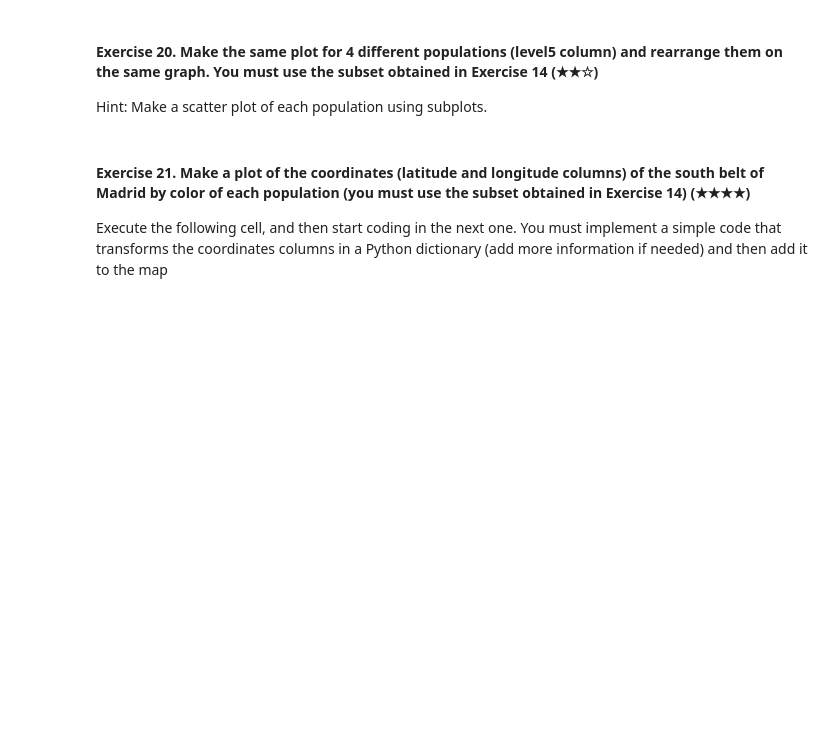
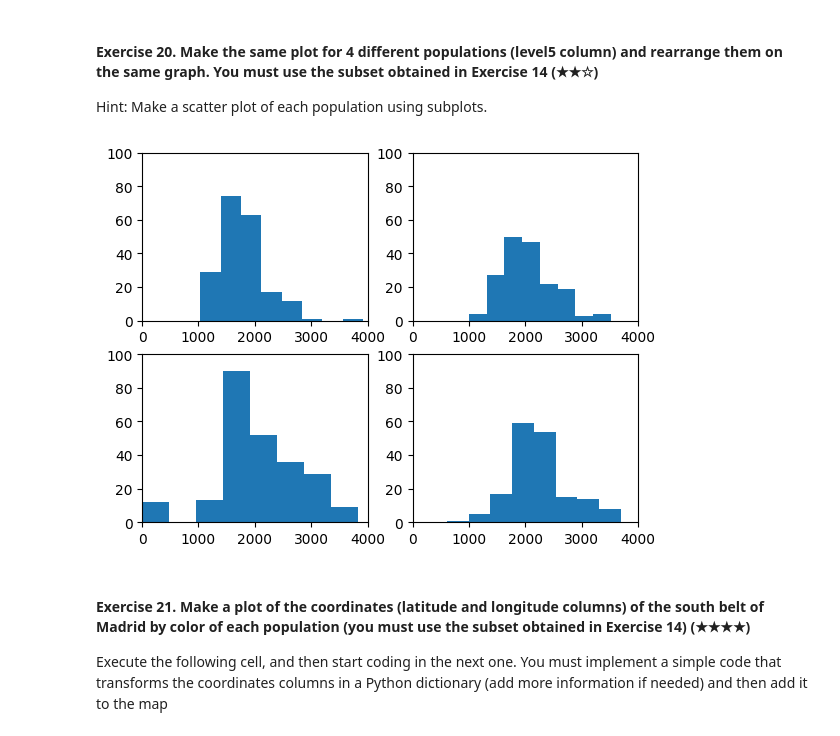
Before and after one commit to 4GeeksAcademy/bertuzzi-realestate-datacleanup-exercise, a Jupyter notebook: project.ipynb, the cells around one changed output. Drawn from its saved outputs; the diff is of its cells as text; code cells hidden in the pictures; blank space fills up the shorter version.

```diff
--- a/project.ipynb
+++ b/project.ipynb
@@ -375,6 +495,27 @@ Hint: Create a new column called `pps` (price per square meter) and then analyze
 Hint: Make a scatter plot of each population using subplots.
 # %%
 # TODO
+
+pps = south_belt.groupby('level5')['pps']
+pps_fuenlabrada = south_belt.loc[south_belt['level5'] == "Fuenlabrada"]['pps'].tolist()
+pps_leganés = south_belt.loc[south_belt['level5'] == "Leganés"]['pps'].tolist()
+pps_getafe = south_belt.loc[south_belt['level5'] == "Getafe"]['pps'].tolist()
+pps_alcorcón = south_belt.loc[south_belt['level5'] == "Alcorcón"]['pps'].tolist()
+
+norm_pps = [pps_fuenlabrada, pps_leganés, pps_getafe, pps_alcorcón]
+
+plt.figure()
+for x in range(len(norm_pps)):
+    plt.subplot(2,2,x+1)
+    plt.hist(norm_pps[x], bins=8)
+    plt.xlim((0,4000))
+    plt.ylim(0,100)
+
+plt.show()
+
+# Interpretation: Getafe appears to be the most expensive population, in terms of PPS. Leganés instead, at first seems to be the cheapest location based on PPS.
+# %% [output]
+[figure, added]
 # %% [markdown]
 #### Exercise 21. Make a plot of the coordinates (latitude and longitude columns) of the south belt of Madrid by color of each population (you must use the subset obtained in Exercise 14) (★★★★)
 
```
Also changed, not shown: parts of 8 cells of this notebook, 2 other files.
